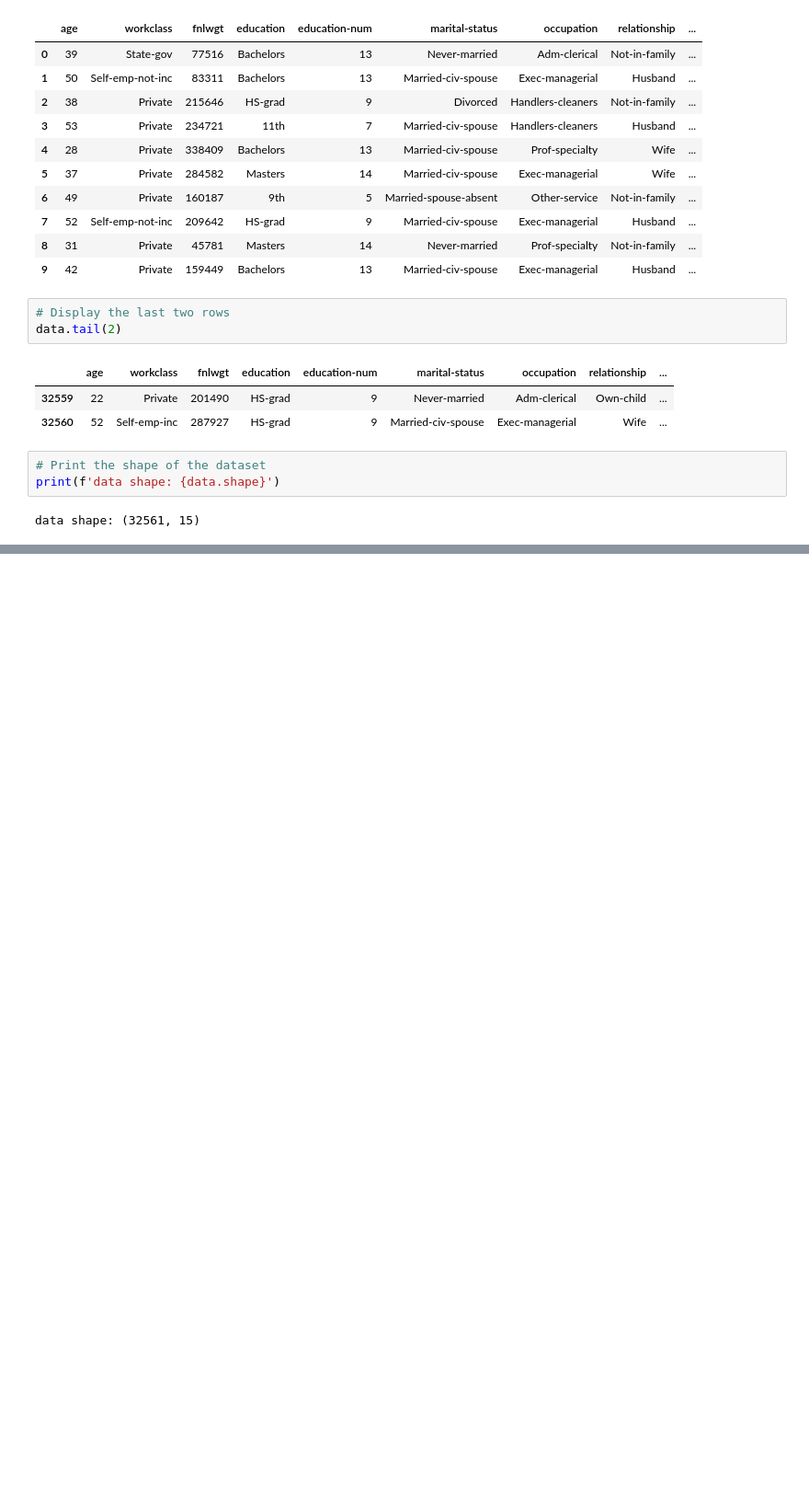
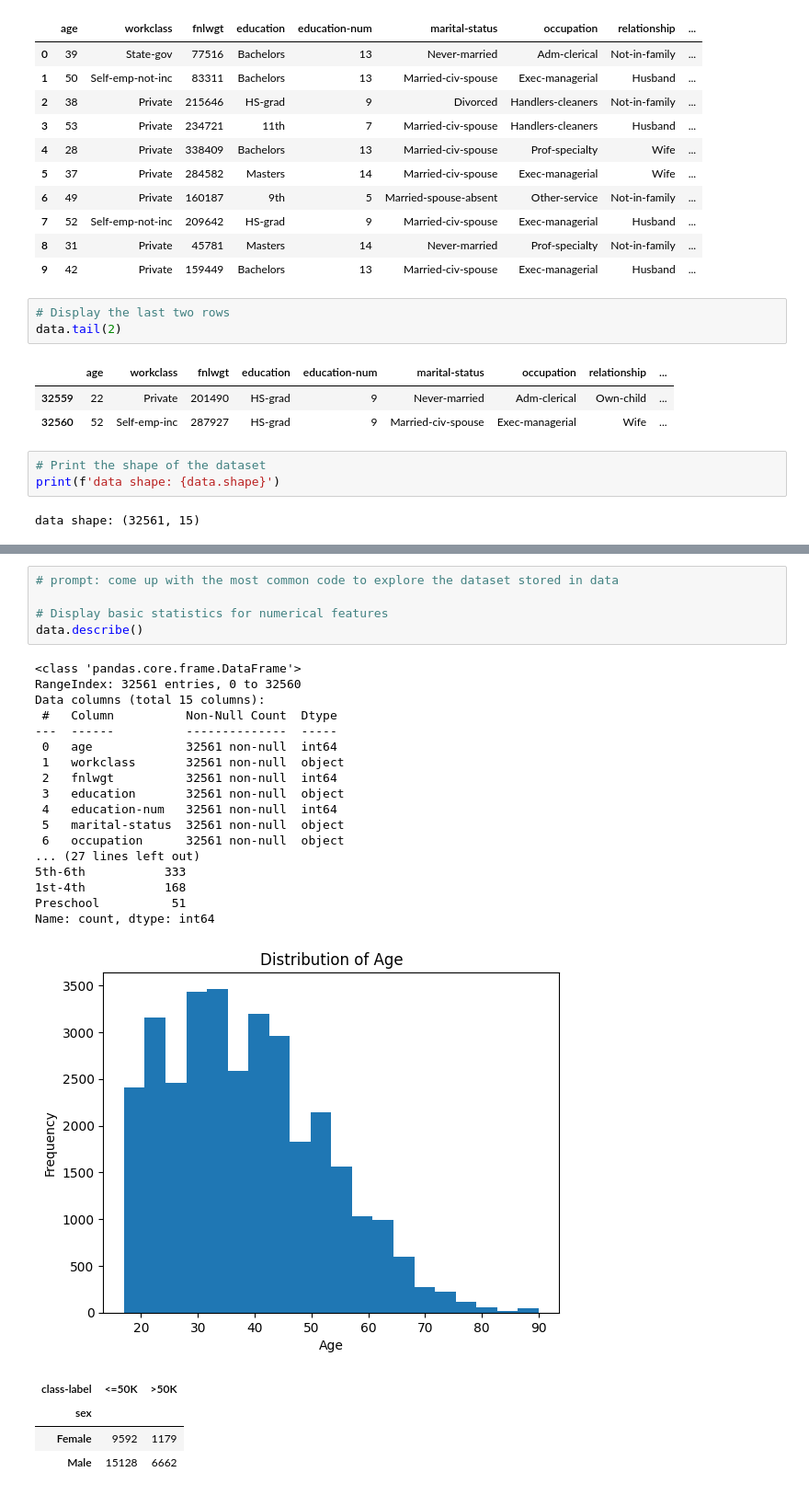
Before and after one commit to sbogde/pandamonium, a Jupyter notebook: dmi_01_adult_income_01.ipynb, the cells around one changed output, grey strips where cells are left out. Shown at 92% size. Drawn from its saved outputs; the diff is of its cells as text; blank space fills up the shorter version.

```diff
--- a/dmi_01_adult_income_01.ipynb
+++ b/dmi_01_adult_income_01.ipynb
@@ -73,0 +107,28 @@ data shape: (32561, 15)
+# %%
+# prompt: come up with the most common code to explore the dataset stored in data
+
+# Display basic statistics for numerical features
+data.describe()
+# %% [output]
+<class 'pandas.core.frame.DataFrame'>
+RangeIndex: 32561 entries, 0 to 32560
+Data columns (total 15 columns):
+ #   Column          Non-Null Count  Dtype
+---  ------          --------------  -----
+ 0   age             32561 non-null  int64
+ 1   workclass       32561 non-null  object
+ 2   fnlwgt          32561 non-null  int64
+ 3   education       32561 non-null  object
+ 4   education-num   32561 non-null  int64
+ 5   marital-status  32561 non-null  object
+ 6   occupation      32561 non-null  object
+... (27 lines left out)
+5th-6th           333
+1st-4th           168
+Preschool          51
+Name: count, dtype: int64
+[figure, added]
+| class-label | <=50K | >50K |
+| sex |  |  |
+| Female | 9592 | 1179 |
+| Male | 15128 | 6662 |
```
Also changed, not shown: parts of 9 cells of this notebook.
